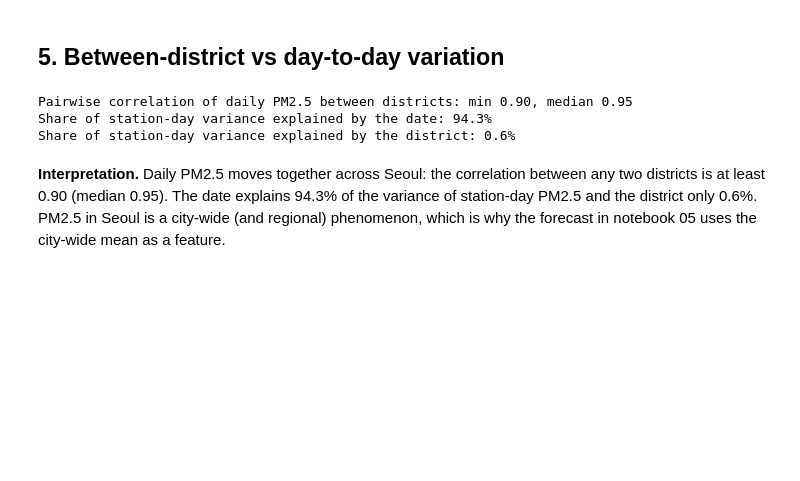
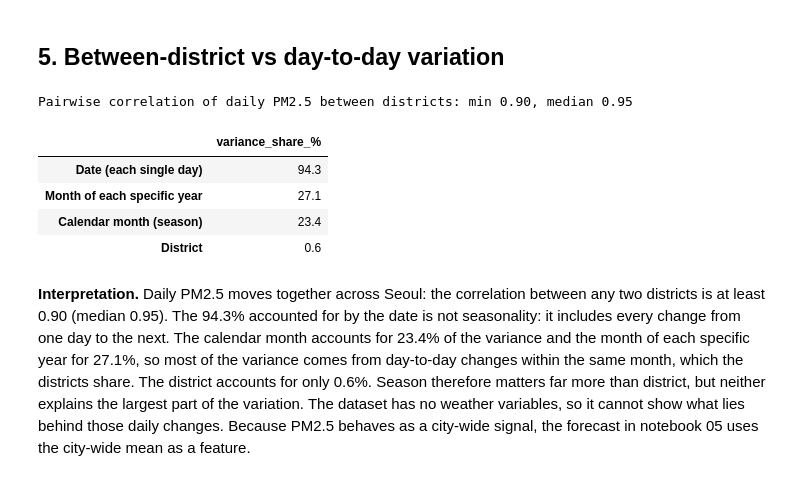
Before and after one commit to moliiner/air_pollution_analysis_seoul, a Jupyter notebook: notebooks/03_eda_spatial.ipynb, the cells around one changed output. Drawn from its saved outputs; the diff is of its cells as text; code cells hidden in the pictures; blank space fills up the shorter version.

```diff
--- a/notebooks/03_eda_spatial.ipynb
+++ b/notebooks/03_eda_spatial.ipynb
@@ -131,18 +131,32 @@ year
 # %%
 wide = daily.pivot_table(index="date", columns="district", values="pm25")
 corr = wide.corr()
 off_diag = corr.where(~np.eye(len(corr), dtype=bool)).stack()
 print(f"Pairwise correlation of daily PM2.5 between districts: min {off_diag.min():.2f}, median {off_diag.median():.2f}")
 
 v = daily.dropna(subset=["pm25"])
+v = v.assign(month=v["date"].dt.month, year_month=v["date"].dt.to_period("M"))
 total_var = v["pm25"].var()
-date_share = 1 - (v["pm25"] - v.groupby("date")["pm25"].transform("mean")).var() / total_var
-district_share = 1 - (v["pm25"] - v.groupby("district")["pm25"].transform("mean")).var() / total_var
-print(f"Share of station-day variance explained by the date: {date_share:.1%}")
-print(f"Share of station-day variance explained by the district: {district_share:.1%}")
+
+
+def variance_share(group):
+    return 1 - (v["pm25"] - v.groupby(group)["pm25"].transform("mean")).var() / total_var
+
+
+# These groups are nested or overlapping, so the shares do not add up to 100%
+shares = {
+    "Date (each single day)": "date",
+    "Month of each specific year": "year_month",
+    "Calendar month (season)": "month",
+    "District": "district",
+}
+pd.Series({name: variance_share(group) * 100 for name, group in shares.items()}).round(1).to_frame("variance_share_%")
 # %% [output]
 Pairwise correlation of daily PM2.5 between districts: min 0.90, median 0.95
-Share of station-day variance explained by the date: 94.3%
-Share of station-day variance explained by the district: 0.6%
+|  | variance_share_% |
+| Date (each single day) | 94.3 |
+| Month of each specific year | 27.1 |
+| Calendar month (season) | 23.4 |
+| District | 0.6 |
 # %% [markdown]
-**Interpretation.** Daily PM2.5 moves together across Seoul: the correlation between any two districts is at least 0.90 (median 0.95). The date explains 94.3% of the variance of station-day PM2.5 and the district only 0.6%. PM2.5 in Seoul is a city-wide (and regional) phenomenon, which is why the forecast in notebook 05 uses the city-wide mean as a feature.
+**Interpretation.** Daily PM2.5 moves together across Seoul: the correlation between any two districts is at least 0.90 (median 0.95). The 94.3% accounted for by the date is not seasonality: it includes every change from one day to the next. The calendar month accounts for 23.4% of the variance and the month of each specific year for 27.1%, so most of the variance comes from day-to-day changes within the same month, which the districts share. The district accounts for only 0.6%. Season therefore matters far more than district, but neither explains the largest part of the variation. The dataset has no weather variables, so it cannot show what lies behind those daily changes. Because PM2.5 behaves as a city-wide signal, the forecast in notebook 05 uses the city-wide mean as a feature.
```
Also changed, not shown: parts of 1 cell of this notebook, 6 other files.
